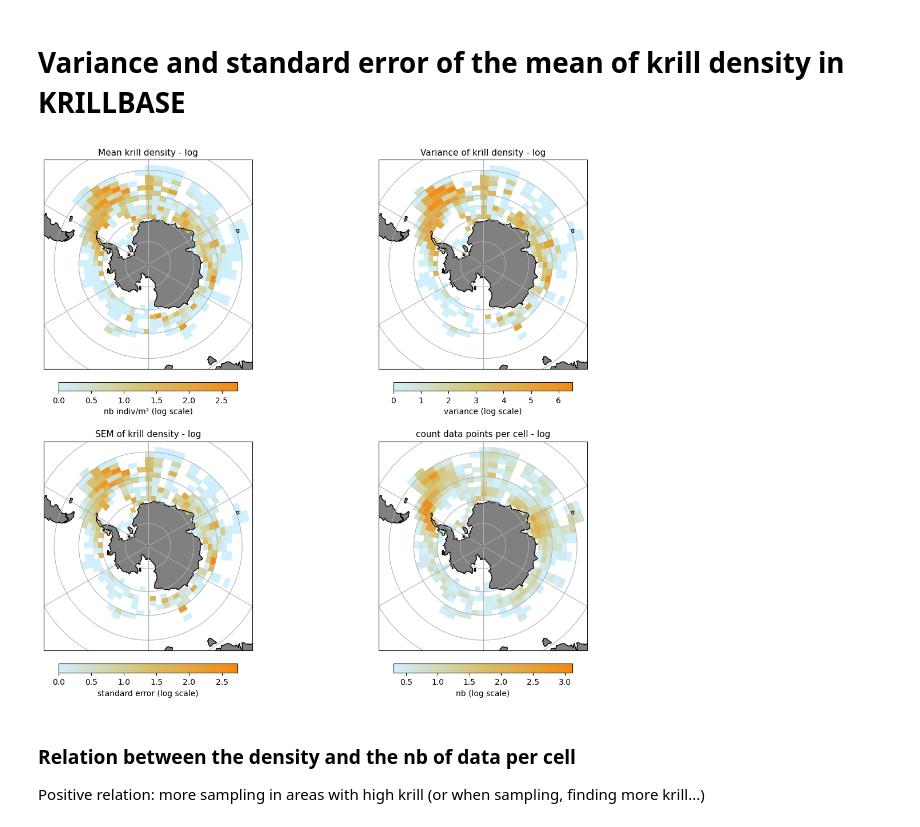
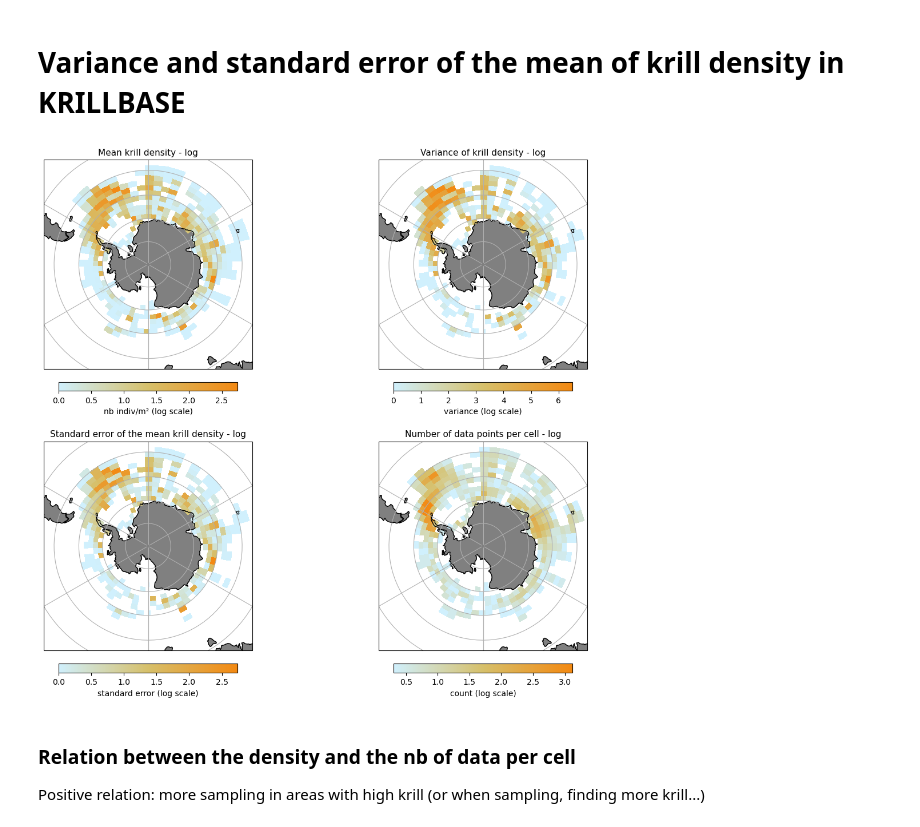
Before and after one commit to AnaelleDurfort/Key_Areas_krill_carbon_sequestration, a Jupyter notebook: data_formating/KRILLBASE_formating.ipynb, the cells around one changed output. Cells and saved outputs as stored; diff of their text form; code cells hidden in the pictures.

```diff
--- a/data_formating/KRILLBASE_formating.ipynb
+++ b/data_formating/KRILLBASE_formating.ipynb
@@ -305,37 +307,37 @@ axs = axs.ravel()  # pour itérer plus facilement
 fields = [
     ("STANDARDISED_KRILL_UNDER_1M2_log", 'Mean krill density - log', 'nb indiv/m² (log scale)', False),
     ("STANDARDISED_KRILL_UNDER_1M2_var", 'Variance of krill density - log', 'variance (log scale)', True),
-    ("STANDARDISED_KRILL_UNDER_1M2_sem", 'SEM of krill density - log', 'standard error (log scale)', True),
-    ("STANDARDISED_KRILL_UNDER_1M2_count", 'count data points per cell - log', 'nb (log scale)', True)
+    ("STANDARDISED_KRILL_UNDER_1M2_sem", 'Standard error of the mean krill density - log', 'standard error (log scale)', True),
+    ("STANDARDISED_KRILL_UNDER_1M2_count", 'Number of data points per cell - log', 'count (log scale)', True)
 ]
 
 for ax, (var, title, label, log_transform) in zip(axs, fields):
     data = krill_base_xarray_largegrid_interpolated[var]
     if log_transform:
         data = my_log(data)
 
     p = data.plot(
         ax=ax,
         transform=data_proj,
         add_colorbar=False,
         cmap= cmap #"viridis"
     )
 
     ax.set_title(title, fontsize=11)
     ax.gridlines()
     ax.add_feature(cfeature.LAND, color='grey')
     ax.add_feature(cfeature.COASTLINE)
 
     # Ajouter une colorbar pour chaque subplot
     cb = fig.colorbar(p, ax=ax, orientation='horizontal', shrink=0.4, pad=0.05)
     cb.set_label(label, fontsize=10)
 
 plt.tight_layout()
 # plt.savefig('./figures/krillbase_stat_variability.png', bbox_inches = 'tight', dpi=300)
 
 plt.show()
 # %% [output]
-[figure, old version]
+[figure, new version]
 # %% [markdown]
 ### Relation between the density and the nb of data per cell
 Positive relation: more sampling in areas with high krill
```
Also changed, not shown: parts of 4 cells of this notebook, 3 other files.
